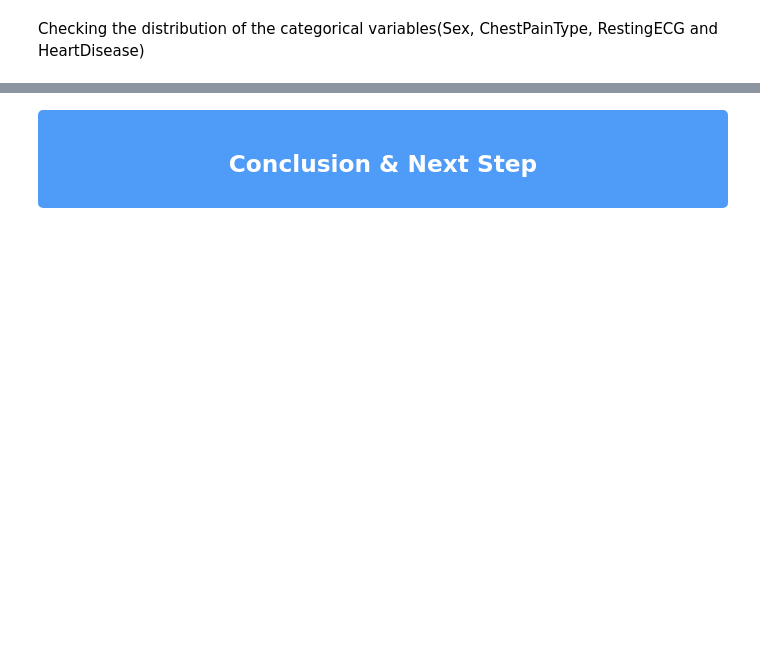
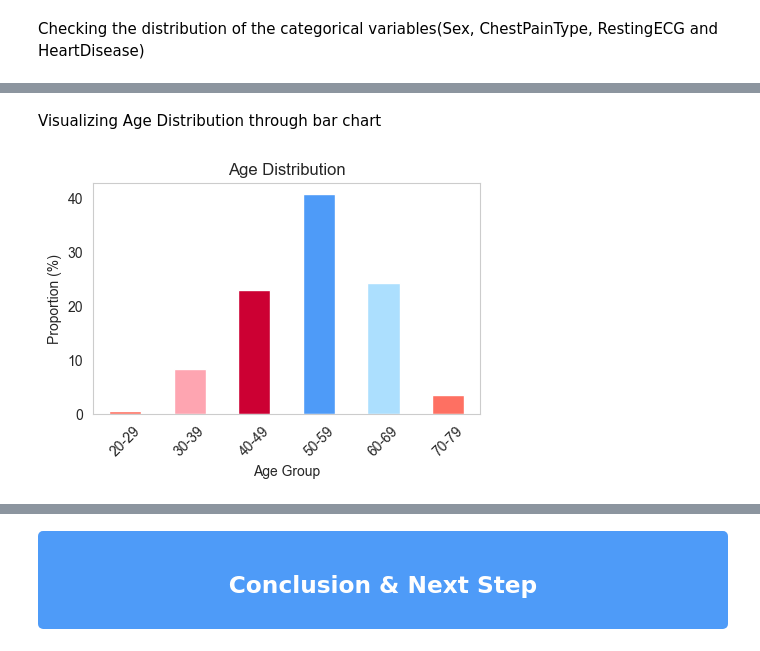
Before and after one commit to Iqra-qbl/Heart-Failure-Risk-Analysis, a Jupyter notebook: jupyter_notebooks/2. Data Visualisations.ipynb, the cells around one changed output, grey strips where cells are left out. Saved outputs shown, nothing was run; the diff lists cells and outputs as text; code cells hidden in the pictures; blank space fills up the shorter version.

```diff
--- a/jupyter_notebooks/2. Data Visualisations.ipynb
+++ b/jupyter_notebooks/2. Data Visualisations.ipynb
@@ -638,0 +321,14 @@ df.to_csv("Outputs\cleaned_heartdataset.csv", index=False)
+# %% [markdown]
+Visualizing Age Distribution through bar chart
+# %%
+plt.figure(figsize=(5, 3))
+age_dist = df['AgeGroup'].value_counts(normalize=True) * 100
+age_dist.sort_index().plot(kind='bar', color=('#FE7062', '#FEA5B1','#CC0033', '#4e9bf8', '#acdffe', '#FE7062' ))
+plt.title('Age Distribution')
+plt.xlabel('Age Group')
+plt.ylabel('Proportion (%)')
+plt.xticks(rotation=45)
+plt.grid(False)  # Remove gridlines
+plt.show()
+# %% [output]
+[figure, added]
```
Also changed, not shown: parts of 83 cells of this notebook, 3 other files.
